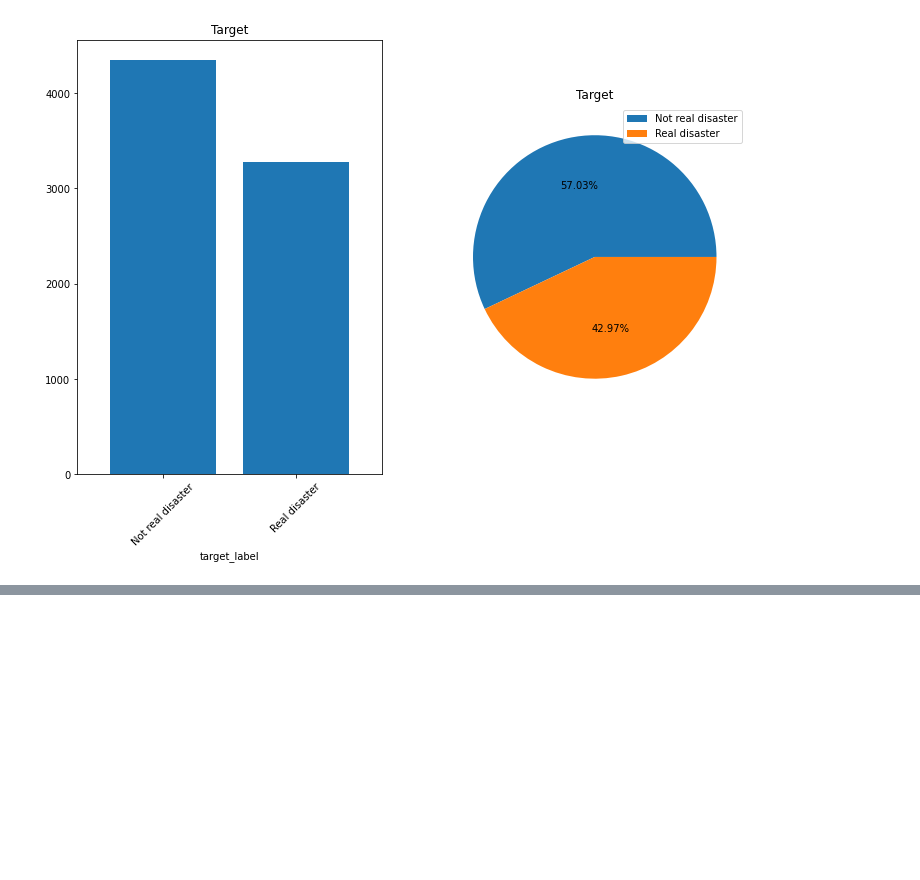
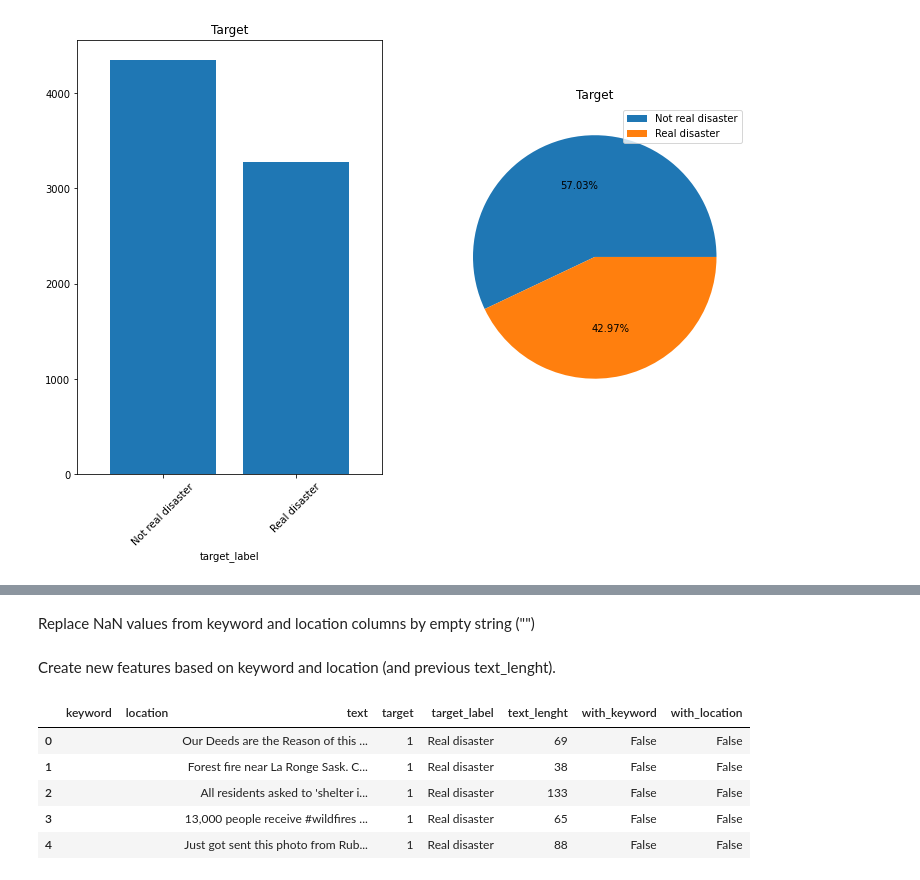
Before and after one commit to casals90/nlp_with_disaster_tweets, a Jupyter notebook: NLP_twitter.ipynb, the cells around one changed output, grey strips where cells are left out. Drawn from its saved outputs; the diff is of its cells as text; code cells hidden in the pictures; blank space fills up the shorter version.

```diff
--- a/NLP_twitter.ipynb
+++ b/NLP_twitter.ipynb
@@ -141,0 +177,2 @@ ax2.axis("off")
+# %%
+train_df.drop("id", axis=1, inplace=True)
@@ -141,0 +188,18 @@ ax2.axis("off")
+# %% [markdown]
+Replace NaN values from keyword and location columns by empty string ("")
+# %%
+train_df.loc[:, ["keyword", "location"]] = train_df[["keyword", "location"]].fillna("")
+# %% [markdown]
+Create new features based on keyword and location (and previous text_lenght).
+# %%
+train_df.loc[:, "with_keyword"] = train_df["keyword"].apply(bool)
+train_df.loc[:, "with_location"] = train_df["location"].apply(bool)
+
+train_df.head()
+# %% [output]
+|  | keyword | location | text | target | target_label | text_lenght | with_keyword | with_location |
+| 0 |  |  | Our Deeds are the Reason of this ... | 1 | Real disaster | 69 | False | False |
+| 1 |  |  | Forest fire near La Ronge Sask. C... | 1 | Real disaster | 38 | False | False |
+| 2 |  |  | All residents asked to 'shelter i... | 1 | Real disaster | 133 | False | False |
+| 3 |  |  | 13,000 people receive #wildfires ... | 1 | Real disaster | 65 | False | False |
+| 4 |  |  | Just got sent this photo from Rub... | 1 | Real disaster | 88 | False | False |
```
Also changed, not shown: parts of 10 cells of this notebook.
